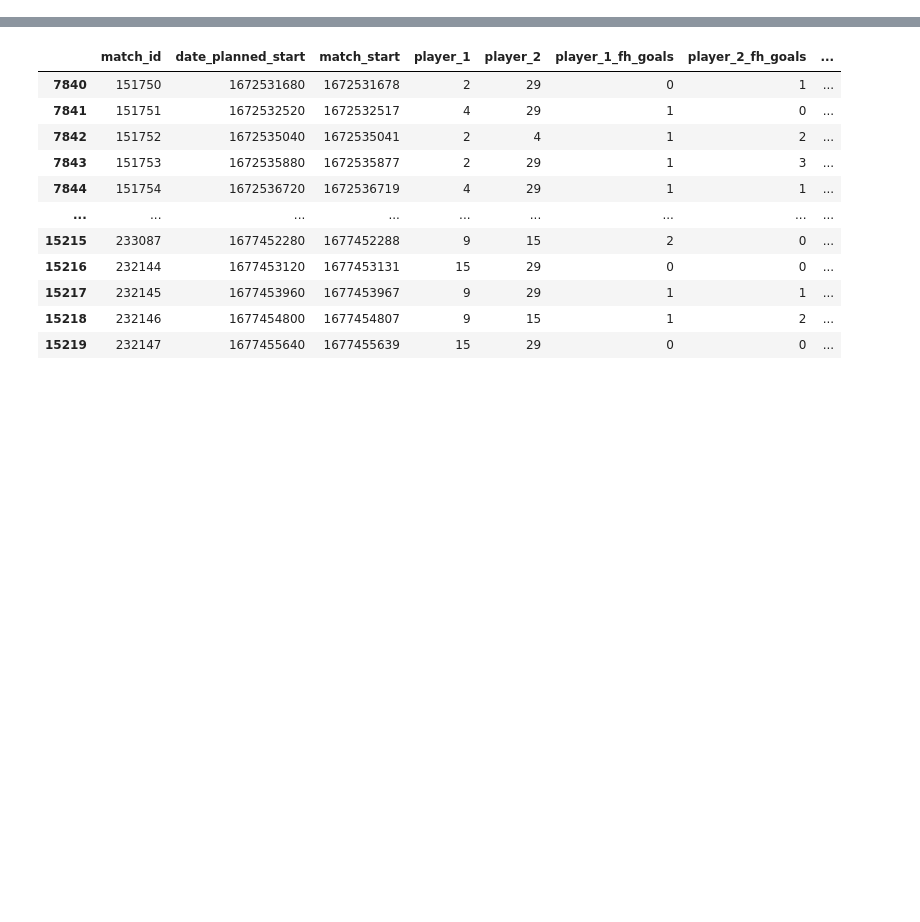
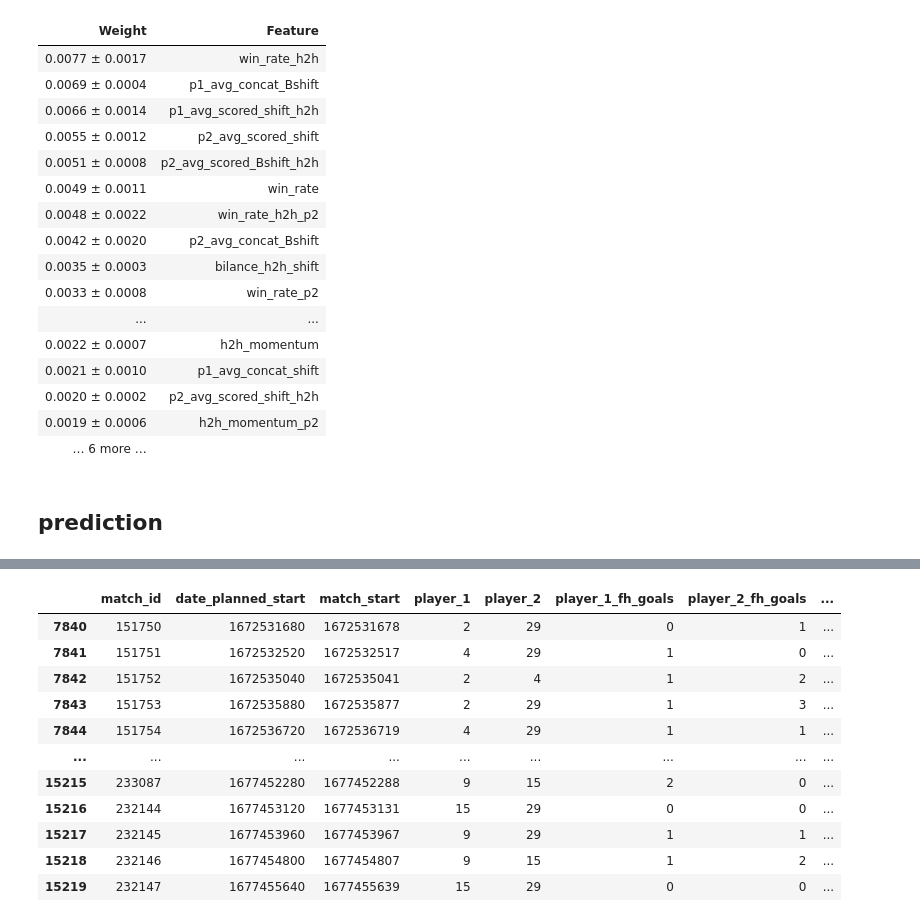
Before and after one commit to Mirda81/FIFA-prediciton, a Jupyter notebook: neural.ipynb, the cells around one changed output, grey strips where cells are left out. Saved outputs shown, nothing was run; the diff lists cells and outputs as text; code cells hidden in the pictures; blank space fills up the shorter version.

```diff
--- a/neural.ipynb
+++ b/neural.ipynb
@@ -67,9 +57,9 @@ df_model_1.iloc[:,12:].head()
 from sklearn.model_selection import train_test_split
 from sklearn.preprocessing import StandardScaler
 
-cols_to_model = ['cumulative_h2h_shift','total_goals_shift_avg','p1_avg_scored_Bshift','p1_avg_scored_shift','p2_avg_concat_Bshift','p2_avg_concat_shift','p1_avg_scored_shift_h2h','p1_avg_scored_Bshift_h2h','p1_momentum_s_total','p2_momentum_s_total','h2h_momentum','h2h_momentum_p2','p1_goals_momentum_s','win_rate','win_rate_p2','win_rate_h2h','matchesh2h']
-#df_model_1 = df_model_1[(df_model_1['player_1_total_goals'] <6) & (df_model_1['player_2_total_goals'] <6)]
-X = df_model_1.iloc[:, 12:]
+cols_to_model = ['cumulative_p1_shift','cumulative_p2_shift','cumulative_h2h_shift','total_goals_shift_avg','p1_avg_scored_Bshift','p1_avg_scored_shift','p1_avg_scored_shift_h2h','p1_avg_scored_Bshift_h2h','p1_momentum_s_total','p2_momentum_s_total','h2h_momentum','h2h_momentum_p2','p1_goals_momentum_s','win_rate','win_rate_p2','win_rate_h2h','matchesh2h']
+# df_model_1 = df_model_1[(df_model_1['player_1_total_goals'] <7) & (df_model_1['player_2_total_goals'] <7)]
+X = df_model_1.iloc[:, 14:]
 scaler = StandardScaler()
 
 y = df_model_1.iloc[:, [9,10]]
@@ -86,10 +76,8 @@ import tensorflow as tf
 model = tf.keras.models.Sequential([
     tf.keras.layers.Dense(32, activation='relu', input_shape=(X_train.shape[1],)),
     tf.keras.layers.BatchNormalization(),
-    tf.keras.layers.Dropout(0.3),
+    tf.keras.layers.Dropout(0.32),
     tf.keras.layers.Dense(32, activation='relu'),
-    tf.keras.layers.Dense(16, activation='relu'),
-    tf.keras.layers.BatchNormalization(),
     tf.keras.layers.Dropout(0.3),
     tf.keras.layers.Dense(8, activation='relu'),
     tf.keras.layers.Dense(2, activation='exponential')
@@ -99,7 +87,7 @@ model = tf.keras.models.Sequential([
 model.compile(optimizer='adam', loss='poisson')
 
 # Trénování modelu
-model.fit(X_train, y_train, epochs=70, batch_size=16, validation_data=(X_test, y_test))
+model.fit(X_train, y_train, epochs=50, batch_size=32, validation_data=(X_test, y_test))
 
 # Predikce na testovacích datech
 y_pred = np.round(model.predict(X_test)).astype(int)
@@ -123,0 +114,11 @@ Epoch 70/70
+# %%
+import eli5
+from eli5.sklearn import PermutationImportance
+
+# Vytvoření instance modelu pro Permutation Importance
+perm = PermutationImportance(model, random_state=1,scoring='neg_mean_absolute_error')
+
+# Naučení Permutation Importance na trénovacích datech
+perm.fit(X_train, y_train)
+
+# Vypsání důležitostí příznaků
@@ -124 +145,23 @@ Epoch 70/70
+# %%
+eli5.show_weights(perm, feature_names=X.columns.tolist())
+# %% [output]
+| Weight | Feature |
+| 0.0077 ± 0.0017 | win_rate_h2h |
+| 0.0069 ± 0.0004 | p1_avg_concat_Bshift |
+| 0.0066 ± 0.0014 | p1_avg_scored_shift_h2h |
+| 0.0055 ± 0.0012 | p2_avg_scored_shift |
+| 0.0051 ± 0.0008 | p2_avg_scored_Bshift_h2h |
+| 0.0049 ± 0.0011 | win_rate |
+| 0.0048 ± 0.0022 | win_rate_h2h_p2 |
+| 0.0042 ± 0.0020 | p2_avg_concat_Bshift |
+| 0.0035 ± 0.0003 | bilance_h2h_shift |
+| 0.0033 ± 0.0008 | win_rate_p2 |
+| ... | ... |
+| 0.0022 ± 0.0007 | h2h_momentum |
+| 0.0021 ± 0.0010 | p1_avg_concat_shift |
+| 0.0020 ± 0.0002 | p2_avg_scored_shift_h2h |
+| 0.0019 ± 0.0006 | h2h_momentum_p2 |
+| … 6 more … |  |
+# %% [markdown]
+ ##  prediction
 # %%
```
Also changed, not shown: parts of 29 cells of this notebook, 8 other files.
